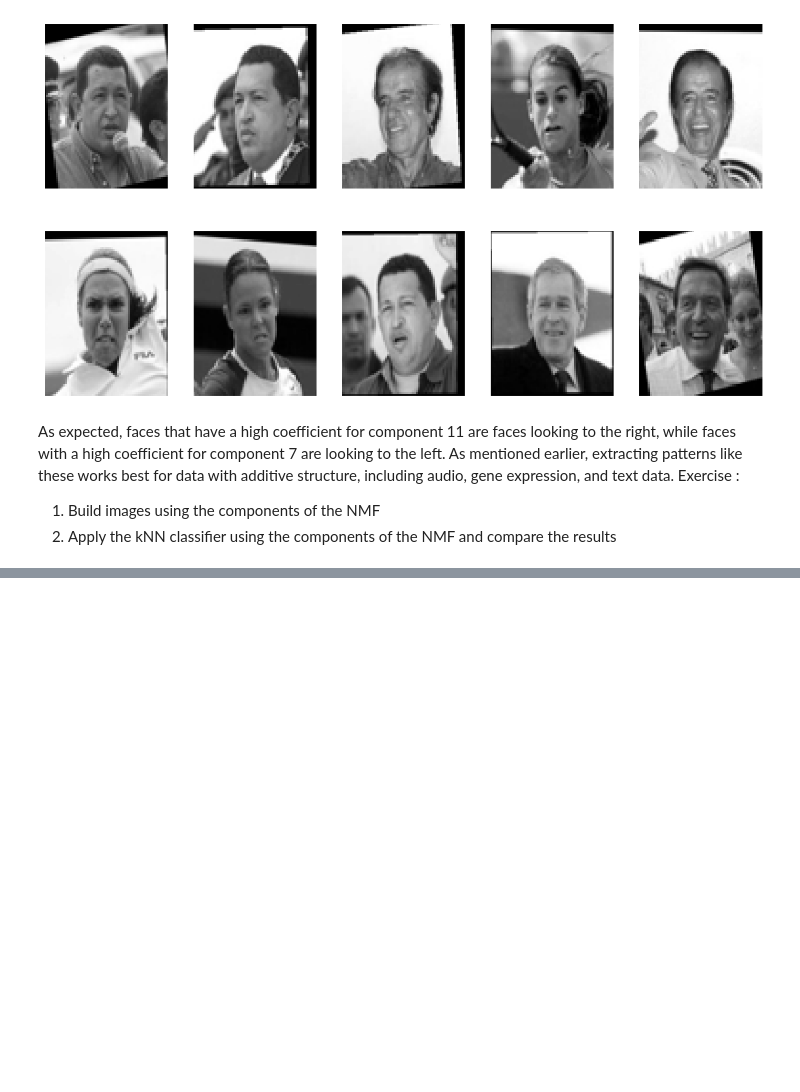
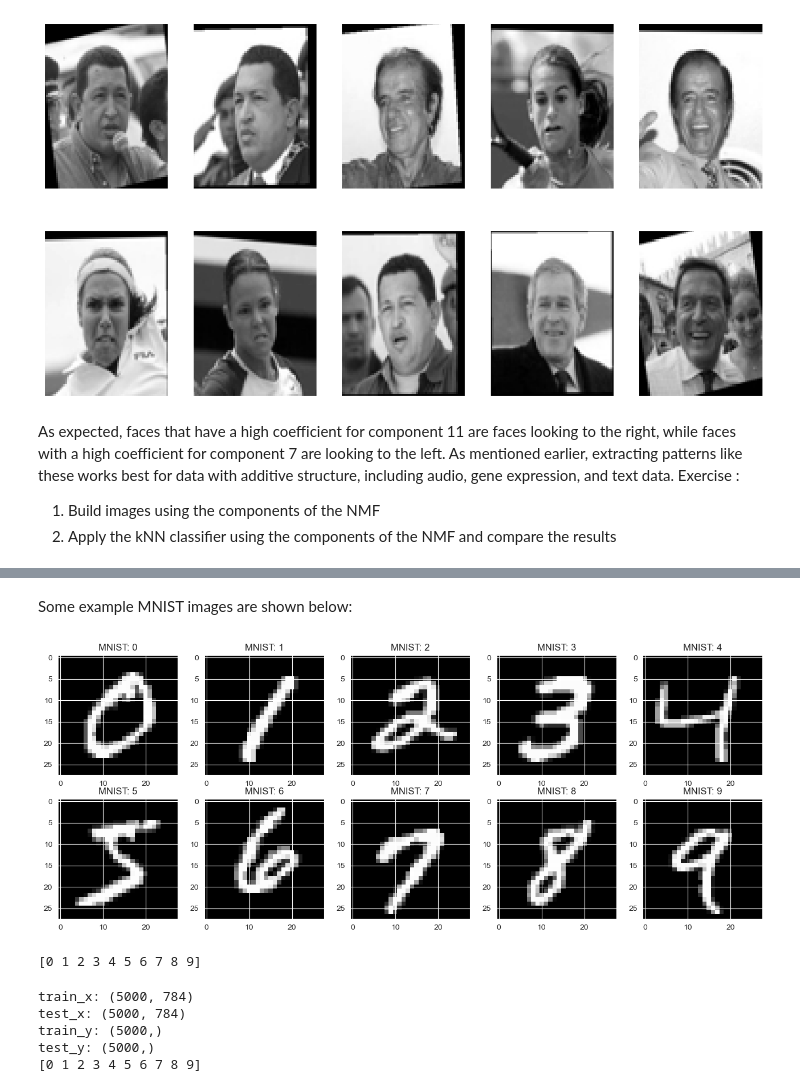
Before and after one commit to thibault-chausson/DS54_TP_data_science, a Jupyter notebook: ACPandNMFonImages.ipynb, the cells around one changed output, grey strips where cells are left out. Saved outputs shown, nothing was run; the diff lists cells and outputs as text; code cells hidden in the pictures; blank space fills up the shorter version.

```diff
--- a/ACPandNMFonImages.ipynb
+++ b/ACPandNMFonImages.ipynb
@@ -237,0 +252,20 @@ KeyError: 0
+# %%
+repertoire_mnist = './datasets/mnist/' # Modifier le répertoire au besoin
+
+def charger_mnist(repertoire, etiquettes=None, max_par_etiquettes=None):
+    if etiquettes is None:
+         etiquettes = np.arange(10)
+    images_list = [None] * len(etiquettes)
+    labels_list = [None] * len(etiquettes)
+    for i, val in enumerate(etiquettes):
+        nom_fichier = repertoire + f'mnist_{val}.gz'
+        images_list[i] = np.genfromtxt(nom_fichier, max_rows=max_par_etiquettes, dtype=np.float32)
+        nb = images_list[i].shape[0]
+
+        labels_list[i] = i*np.ones(nb, dtype=np.int64)
+        print(val, ':', nb, 'images')
+
+    x = np.vstack(images_list)
+    y = np.concatenate(labels_list)
+    print('Total :', len(y), 'images')
+    return x, y
@@ -237,0 +274,2 @@ KeyError: 0
+# %%
+data_x, data_y = charger_mnist(repertoire_mnist, etiquettes=None, max_par_etiquettes=1000)
@@ -237,0 +288,28 @@ KeyError: 0
+# %% [markdown]
+Some example MNIST images are shown below:
+# %%
+plt.figure(figsize=(16, 6))
+for i in range(10):
+    ax = plt.subplot(2, 5, i + 1)
+    ax.imshow(data_x[i*1000,:].reshape([28,28]), cmap='gray')
+    ax.set_title('MNIST: %i' % data_y[i*1000])
+plt.show()
+print(np.unique(data_y))
+# %% [output]
+[figure, added]
+[0 1 2 3 4 5 6 7 8 9]
+# %%
+from sklearn.model_selection import train_test_split
+train_x, test_x, train_y, test_y = train_test_split(data_x, data_y, test_size=0.5, random_state=42)
+print('train_x:', train_x.shape)
+print('test_x:', test_x.shape)
+print('train_y:', train_y.shape)
+print('test_y:', test_y.shape)
+
+print(np.unique(train_y))
+# %% [output]
+train_x: (5000, 784)
+test_x: (5000, 784)
+train_y: (5000,)
+test_y: (5000,)
+[0 1 2 3 4 5 6 7 8 9]
```
Also changed, not shown: parts of 9 cells of this notebook, 13 other files.
